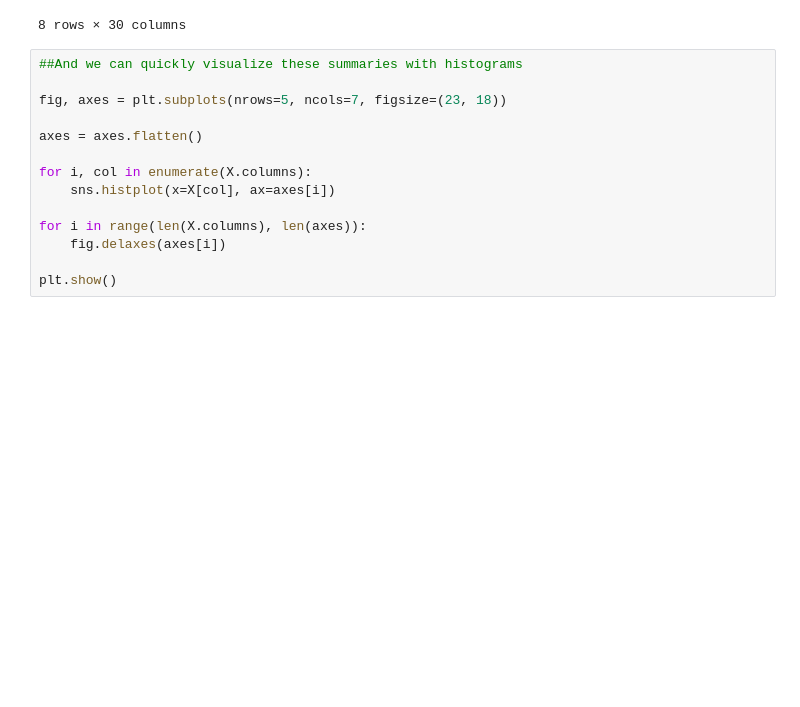
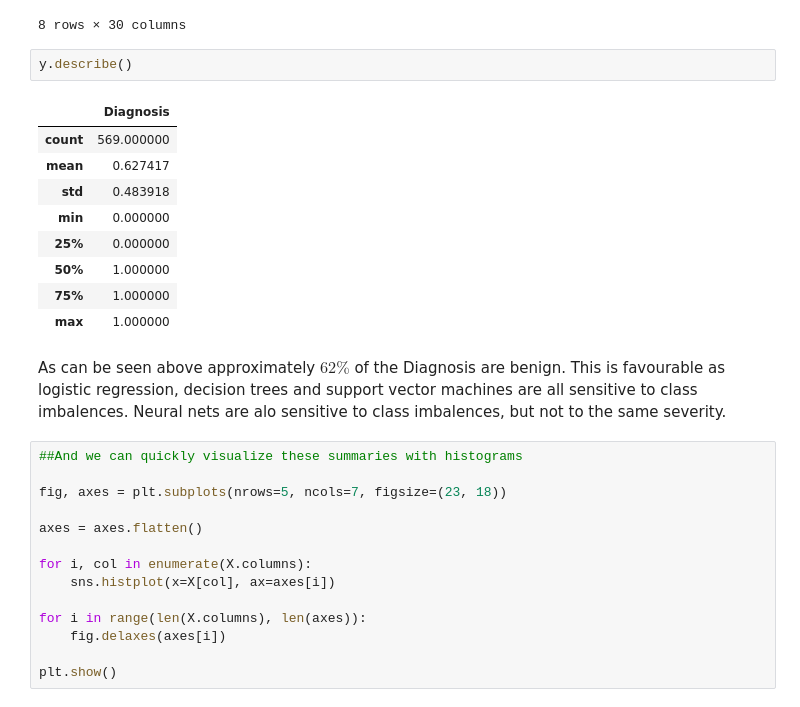
Before and after one commit to a-matson/DST_ASS1, a Jupyter notebook: report.ipynb, the cells around one changed output. Saved outputs shown, nothing was run; the diff lists cells and outputs as text; blank space fills up the shorter version.

```diff
--- a/report.ipynb
+++ b/report.ipynb
@@ -186,6 +189,20 @@ X.describe()
 | 75% | 15.780000 | 21.800000 | 104.100000 | 782.700000 | 0.105300 | 0.130400 | ... |
 | max | 28.110000 | 39.280000 | 188.500000 | 2501.000000 | 0.163400 | 0.345400 | ... |
 8 rows × 30 columns
+# %%
+y.describe()
+# %% [output]
+|  | Diagnosis |
+| count | 569.000000 |
+| mean | 0.627417 |
+| std | 0.483918 |
+| min | 0.000000 |
+| 25% | 0.000000 |
+| 50% | 1.000000 |
+| 75% | 1.000000 |
+| max | 1.000000 |
+# %% [markdown]
+As can be seen above approximately $62\%$ of the Diagnosis are benign. This is favourable as logistic regression, decision trees and support vector machines are all sensitive to class imbalences. Neural nets are alo sensitive to class imbalences, but not to the same severity.
 # %%
 ##And we can quickly visualize these summaries with histograms
 
```
Also changed, not shown: parts of 51 cells of this notebook.
